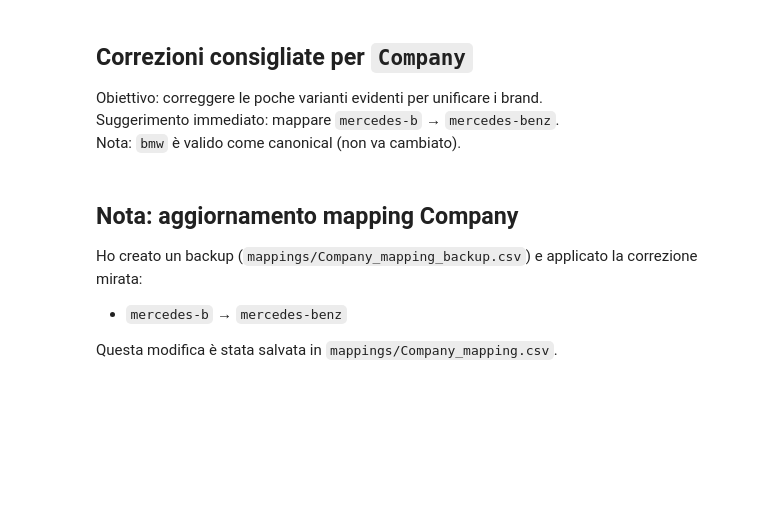
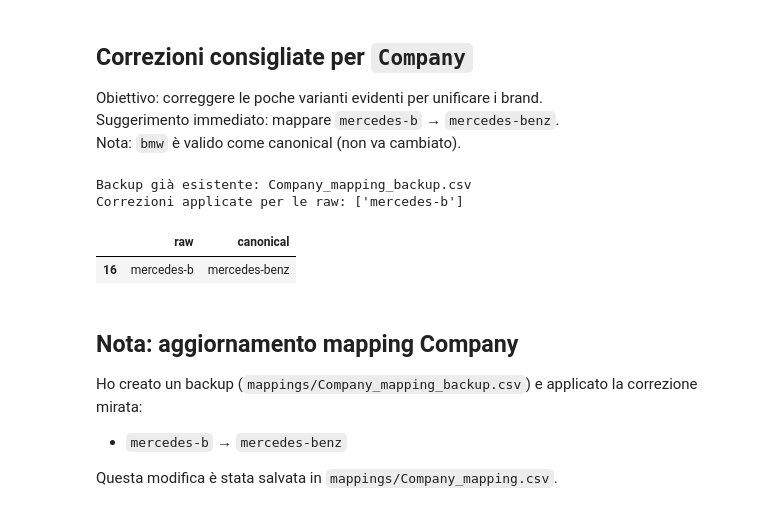
Before and after one commit to develhope/Data-PT-9-TeamProject-2-team-2, a Jupyter notebook: notebook/categorical_data_standardization.ipynb, the cells around one changed output. Cells and saved outputs as stored; diff of their text form; code cells hidden in the pictures; blank space fills up the shorter version.

```diff
--- a/notebook/categorical_data_standardization.ipynb
+++ b/notebook/categorical_data_standardization.ipynb
@@ -207,48 +413,50 @@ Obiettivo: correggere le poche varianti evidenti per unificare i brand.
 Suggerimento immediato: mappare `mercedes-b` → `mercedes-benz`.
 Nota: `bmw` è valido come canonical (non va cambiato).
 # %%
-# backup e applicazione correzioni mirate su Company_mapping.csv
-import os
+# === CORREZIONI MIRATE SU COMPANY (con backup) ===
+from pathlib import Path
 import pandas as pd
 from shutil import copyfile
 
-MAPPINGS_DIR = "mappings"
-company_map_path = os.path.join(MAPPINGS_DIR, "Company_mapping.csv")
-backup_path = os.path.join(MAPPINGS_DIR, "Company_mapping_backup.csv")
+MAPPINGS_DIR = Path("mappings")
+company_map_path = MAPPINGS_DIR / "Company_mapping.csv"
+backup_path = MAPPINGS_DIR / "Company_mapping_backup.csv"
 
-if not os.path.exists(company_map_path):
-    raise FileNotFoundError(f"{company_map_path} non trovato. Assicurati che sia stato creato.")
+if not company_map_path.exists():
+    raise FileNotFoundError(f"{company_map_path} non trovato. Esegui prima l'inizializzazione mapping (Sezione C).")
 
-# 1) fai un backup ì
-if not os.path.exists(backup_path):
+# 1) backup
+if not backup_path.exists():
     copyfile(company_map_path, backup_path)
-    print("Backup creato:", backup_path)
+    print("Backup creato:", backup_path.name)
 else:
-    print("Backup già esistente:", backup_path)
+    print("Backup già esistente:", backup_path.name)
 
 # 2) correzioni proposte
 corrections = {
     "mercedes-b": "mercedes-benz",
 }
 
-# 3) carica, applica correzioni su canonical, salva
+# 3) applicazione
 df_map = pd.read_csv(company_map_path, dtype=str).fillna('')
 df_map['raw'] = df_map['raw'].astype(str).str.strip().str.lower()
-# solo per sicurezza: mantieni canonical già presente se non vuoto, altrimenti sostituisci
 df_map['canonical'] = df_map['canonical'].astype(str).str.strip().str.lower()
 
-# Applica le correzioni: sovrascrive canonical per le raw presenti in corrections
 applied = []
 for raw_val, new_can in corrections.items():
     mask = df_map['raw'] == raw_val
     if mask.any():
         df_map.loc[mask, 'canonical'] = new_can
         applied.append(raw_val)
 
 df_map.to_csv(company_map_path, index=False)
 print("Correzioni applicate per le raw:", applied)
-print("Se vuoi aggiungere altre correzioni, aggiorna il dizionario 'corrections' e riesegui.")
 display(df_map[df_map['raw'].isin(applied)].head(20))
+# %% [output]
+Backup già esistente: Company_mapping_backup.csv
+Correzioni applicate per le raw: ['mercedes-b']
+|  | raw | canonical |
+| 16 | mercedes-b | mercedes-benz |
 # %% [markdown]
 ## Nota: aggiornamento mapping Company
 
```
Also changed, not shown: parts of 15 cells of this notebook, 1 other file.
